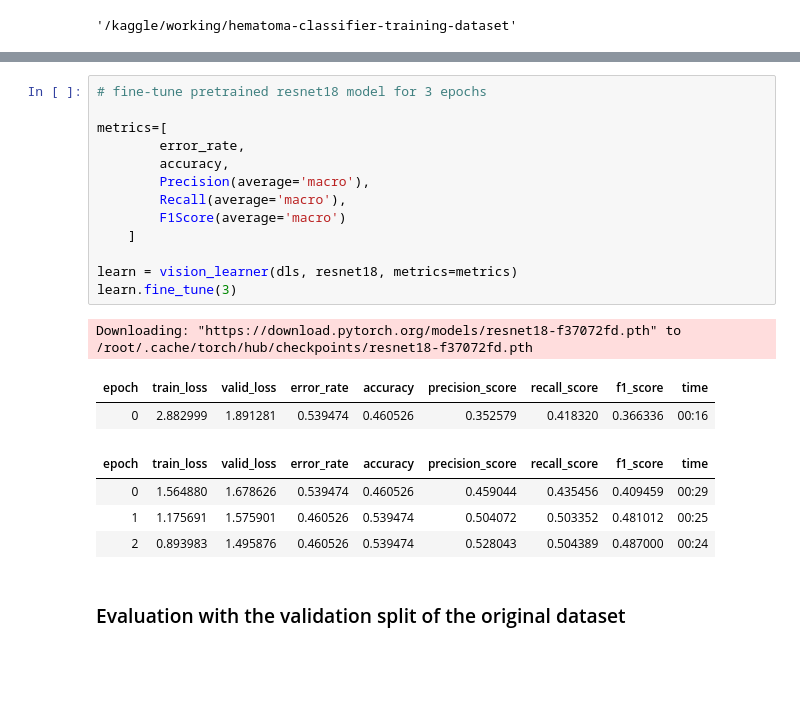
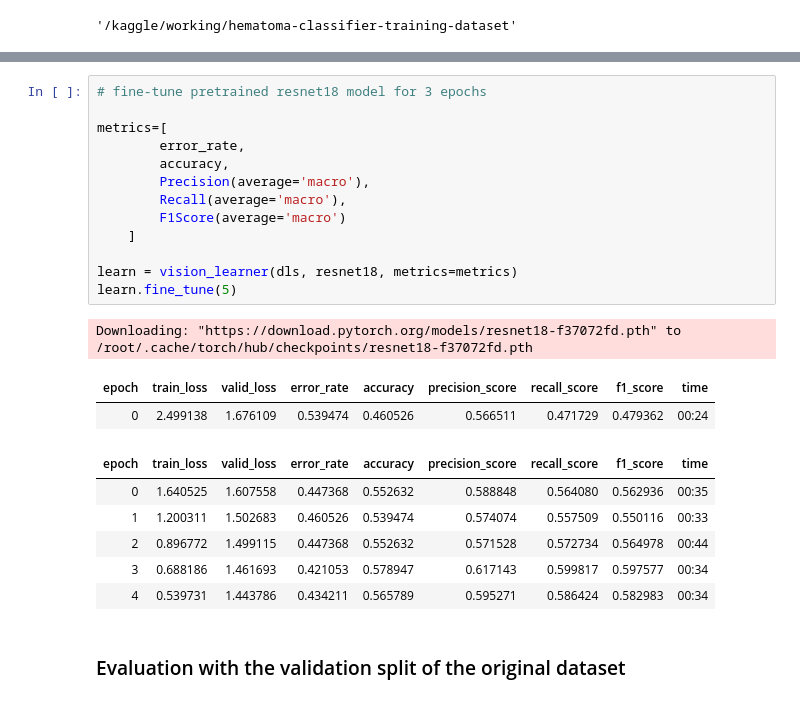
Before and after one commit to EmmanuelNiyi/CT-Hematoma-Classifier-Multi-class, a Jupyter notebook: ct-hematoma-classifier-v2-multi-class.ipynb, the cells around one changed output, grey strips where cells are left out. Cells and saved outputs as stored; diff of their text form; blank space fills up the shorter version.

```diff
--- a/ct-hematoma-classifier-v2-multi-class.ipynb
+++ b/ct-hematoma-classifier-v2-multi-class.ipynb
@@ -114,24 +114,26 @@ dls.show_batch(max_n=18)
 # %%
 # fine-tune pretrained resnet18 model for 3 epochs
 
 metrics=[
         error_rate,
         accuracy,
         Precision(average='macro'),
         Recall(average='macro'),
         F1Score(average='macro')
     ]
 
 learn = vision_learner(dls, resnet18, metrics=metrics)
-learn.fine_tune(3)
+learn.fine_tune(5)
 # %% [output]
 Downloading: "https://download.pytorch.org/models/resnet18-f37072fd.pth" to /root/.cache/torch/hub/checkpoints/resnet18-f37072fd.pth
 | epoch | train_loss | valid_loss | error_rate | accuracy | precision_score | recall_score | f1_score | time |
-| 0 | 2.882999 | 1.891281 | 0.539474 | 0.460526 | 0.352579 | 0.418320 | 0.366336 | 00:16 |
+| 0 | 2.499138 | 1.676109 | 0.539474 | 0.460526 | 0.566511 | 0.471729 | 0.479362 | 00:24 |
 | epoch | train_loss | valid_loss | error_rate | accuracy | precision_score | recall_score | f1_score | time |
-| 0 | 1.564880 | 1.678626 | 0.539474 | 0.460526 | 0.459044 | 0.435456 | 0.409459 | 00:29 |
-| 1 | 1.175691 | 1.575901 | 0.460526 | 0.539474 | 0.504072 | 0.503352 | 0.481012 | 00:25 |
-| 2 | 0.893983 | 1.495876 | 0.460526 | 0.539474 | 0.528043 | 0.504389 | 0.487000 | 00:24 |
+| 0 | 1.640525 | 1.607558 | 0.447368 | 0.552632 | 0.588848 | 0.564080 | 0.562936 | 00:35 |
+| 1 | 1.200311 | 1.502683 | 0.460526 | 0.539474 | 0.574074 | 0.557509 | 0.550116 | 00:33 |
+| 2 | 0.896772 | 1.499115 | 0.447368 | 0.552632 | 0.571528 | 0.572734 | 0.564978 | 00:44 |
+| 3 | 0.688186 | 1.461693 | 0.421053 | 0.578947 | 0.617143 | 0.599817 | 0.597577 | 00:34 |
+| 4 | 0.539731 | 1.443786 | 0.434211 | 0.565789 | 0.595271 | 0.586424 | 0.582983 | 00:34 |
 # %% [markdown]
 ### Evaluation with the validation split of the original dataset
 # %%
```
Also changed, not shown: parts of 8 cells of this notebook.
